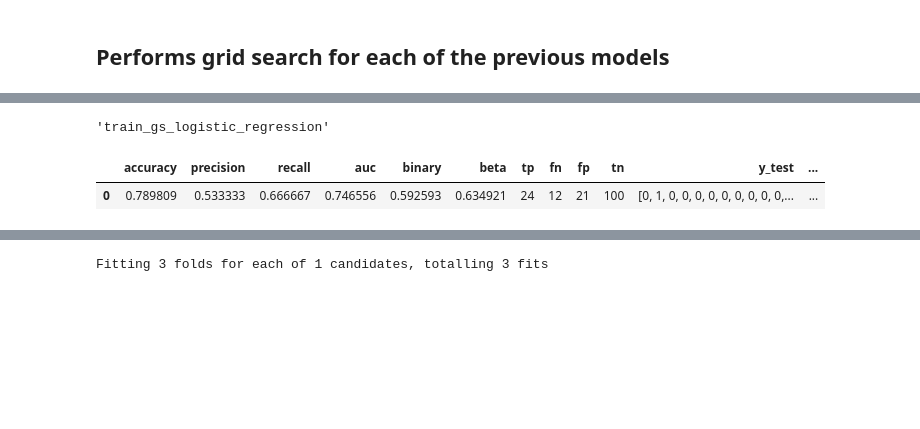
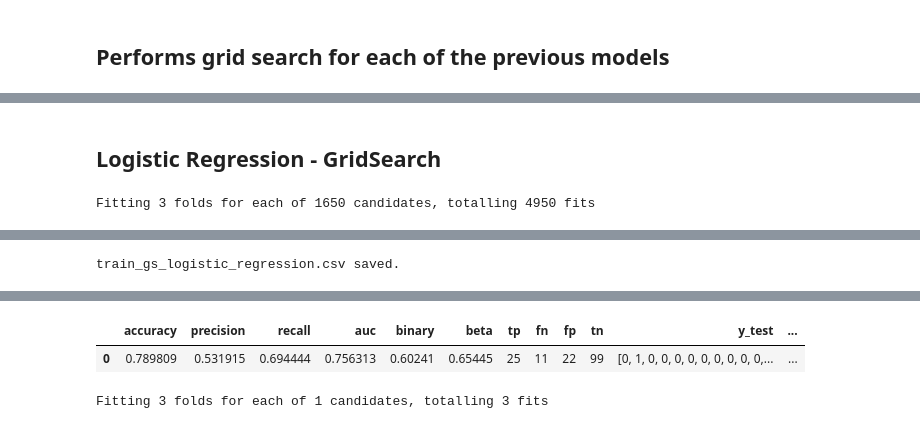
Before and after one commit to brunowdev/sparkify, a Jupyter notebook: Sklearn - Test.ipynb, the cells around one changed output, grey strips where cells are left out. Saved outputs shown, nothing was run; the diff lists cells and outputs as text; code cells hidden in the pictures; blank space fills up the shorter version.

Commit message:
Add Logistic Regression

```diff
--- a/Sklearn - Test.ipynb
+++ b/Sklearn - Test.ipynb
@@ -262,12 +262,13 @@ def train_gs_gradient_boosting(df, label):
 def train_gs_logistic_regression(df, label, normalizer):
 
     grid_values = {
-        'solver' : ['newton-cg', 'lbfgs', 'sag', 'saga'],
-        'C': [.1, .4, 1, 2, 4, 6, 8, 10, 12, 20],
-        'max_iter': [50, 100, 200, 300, 500, 1000, 2000]
+        'class_weight': ['balanced', { 0 : .3, 1: .7 }, { 0 : .4, 1: .6 }],
+        'solver' : ['liblinear', 'newton-cg', 'lbfgs', 'sag', 'saga'],
+        'C': [.1, .5, 1, 1.5, 2, 4, 6, 8, 10, 12, 20],
+        'max_iter': [50, 100, 150, 200, 300, 400, 500, 800, 1000, 2000]
     }
 
-    lr = LogisticRegression(n_jobs = -1, class_weight = 'balanced', random_state = RANDOM_STATE)
+    lr = LogisticRegression(n_jobs = -1, random_state = RANDOM_STATE)
     lg_gs = GridSearchCV(lr,
                          param_grid = grid_values,
                          return_train_score = True,
@@ -473,7 +474,7 @@ def train_grid(train_function, scaler_name):
     filename = f'{train_function.__name__}.csv'
     df_results.to_csv(filename, index = False)
     print(f'{filename} saved.')
-    return df_results.sort_values(['beta'], ascending = False).head()
+    return df_results.sort_values(['beta'], ascending = False)
 
 
 # Remove binary features
@@ -483,5 +484,3 @@ _x = data.copy()
 _scaler = RobustScaler()
 scaler_name = _scaler.__class__.__name__
 _x[features_to_normalize] = _scaler.fit_transform(_x[features_to_normalize])
-# %%
-train_grid(train_gs_logistic_regression, scaler_name)
@@ -495,9 +487,7 @@ train_gs_logistic_regression.csv saved.
-# %%
-train_gs_logistic_regression.
-# %% [output]
-'train_gs_logistic_regression'
-# %%
-df_results.sort_values(['beta'], ascending = False).head()
-# %% [output]
-|  | accuracy | precision | recall | auc | binary | beta | tp | fn | fp | tn | y_test | ... |
-| 0 | 0.789809 | 0.533333 | 0.666667 | 0.746556 | 0.592593 | 0.634921 | 24 | 12 | 21 | 100 | [0, 1, 0, 0, 0, 0, 0, 0, 0, 0, 0,... | ... |
+# %% [markdown]
+## Logistic Regression - GridSearch
+# %%
+df_result = train_grid(train_gs_logistic_regression, scaler_name)
+df_result.head()
+# %% [output]
+Fitting 3 folds for each of 1650 candidates, totalling 4950 fits
@@ -503,0 +499 @@ df_results.sort_values(['beta'], ascending = False).head()
+train_gs_logistic_regression.csv saved.
@@ -504,3 +501,5 @@ df_results.sort_values(['beta'], ascending = False).head()
+|  | accuracy | precision | recall | auc | binary | beta | tp | fn | fp | tn | y_test | ... |
+| 0 | 0.789809 | 0.531915 | 0.694444 | 0.756313 | 0.60241 | 0.65445 | 25 | 11 | 22 | 99 | [0, 1, 0, 0, 0, 0, 0, 0, 0, 0, 0,... | ... |
 # %%
 from sklearn.preprocessing import Normalizer, RobustScaler, StandardScaler, MaxAbsScaler
 
```
Also changed, not shown: parts of 2 cells of this notebook.
